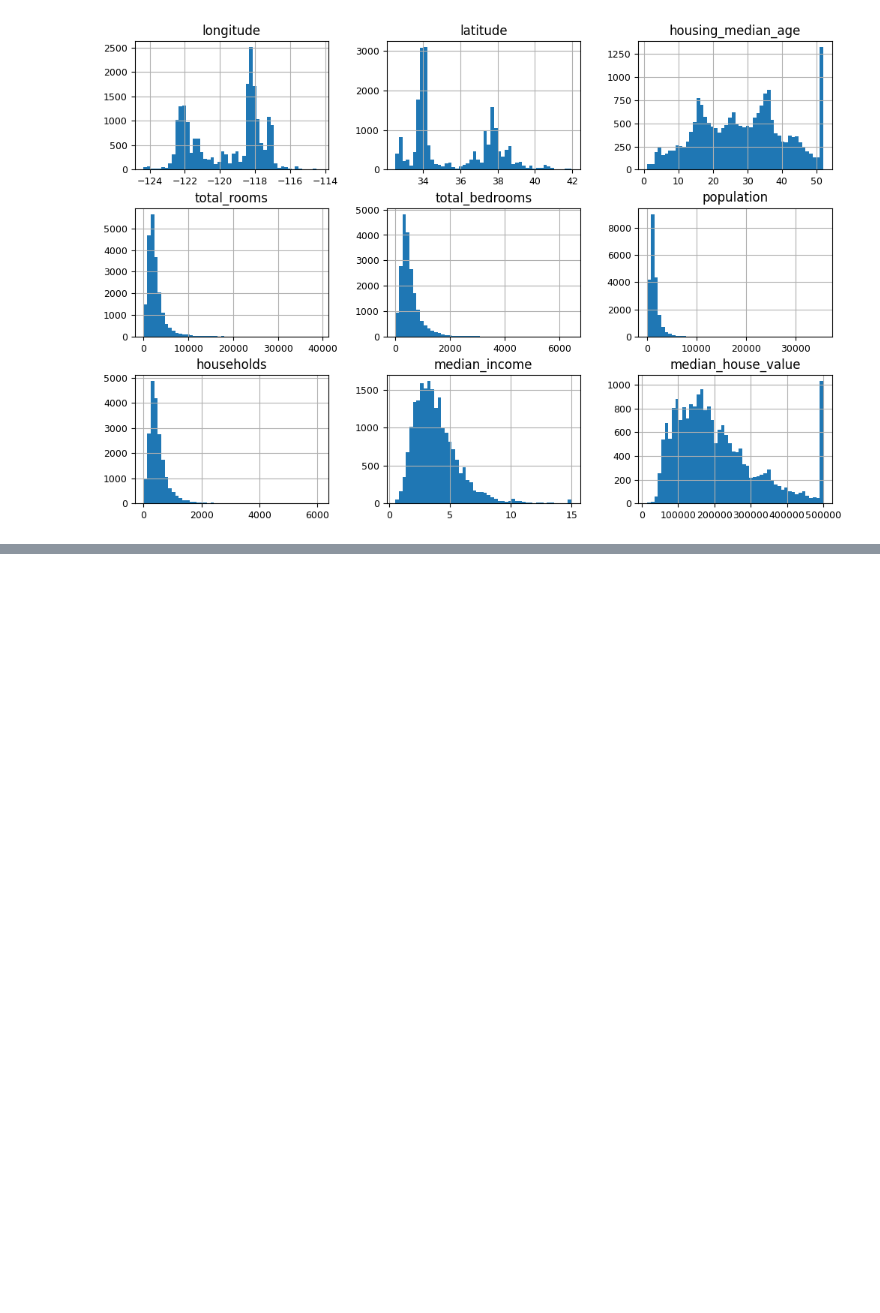
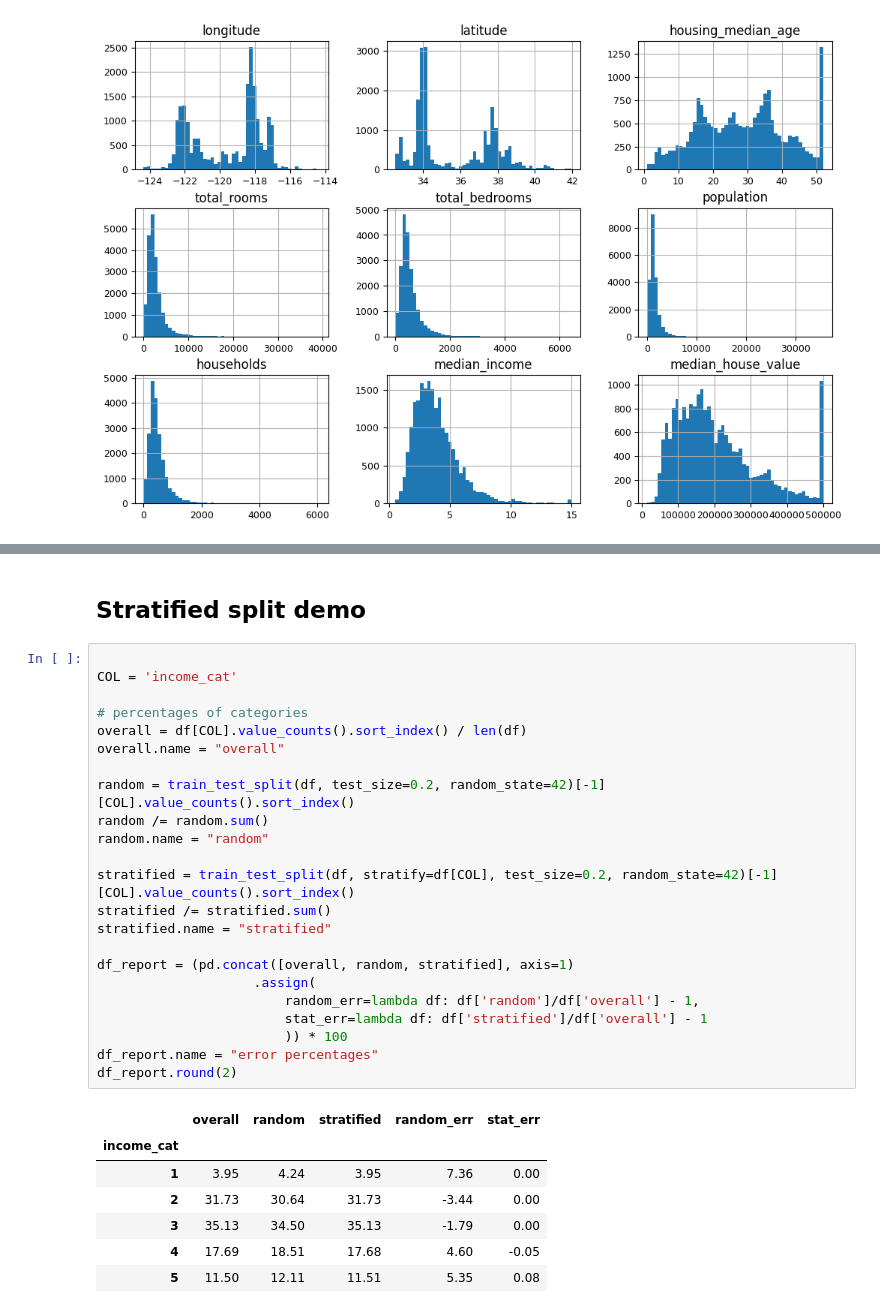
Before and after one commit to leztien/portfolio-project-linear-regression-for-price-prediction, a Jupyter notebook: exploratory_data_analysis.ipynb, the cells around one changed output, grey strips where cells are left out. Saved outputs shown, nothing was run; the diff lists cells and outputs as text; blank space fills up the shorter version.

```diff
--- a/exploratory_data_analysis.ipynb
+++ b/exploratory_data_analysis.ipynb
@@ -80,0 +160,33 @@ df.hist(bins=50, figsize=(12, 8));
+# %% [markdown]
+## Stratified split demo
+# %%
+
+COL = 'income_cat'
+
+# percentages of categories
+overall = df[COL].value_counts().sort_index() / len(df)
+overall.name = "overall"
+
+random = train_test_split(df, test_size=0.2, random_state=42)[-1][COL].value_counts().sort_index()
+random /= random.sum()
+random.name = "random"
+
+stratified = train_test_split(df, stratify=df[COL], test_size=0.2, random_state=42)[-1][COL].value_counts().sort_index()
+stratified /= stratified.sum()
+stratified.name = "stratified"
+
+df_report = (pd.concat([overall, random, stratified], axis=1)
+                    .assign(
+                        random_err=lambda df: df['random']/df['overall'] - 1,
+                        stat_err=lambda df: df['stratified']/df['overall'] - 1
+                        )) * 100
+df_report.name = "error percentages"
+df_report.round(2)
+# %% [output]
+|  | overall | random | stratified | random_err | stat_err |
+| income_cat |  |  |  |  |  |
+| 1 | 3.95 | 4.24 | 3.95 | 7.36 | 0.00 |
+| 2 | 31.73 | 30.64 | 31.73 | -3.44 | 0.00 |
+| 3 | 35.13 | 34.50 | 35.13 | -1.79 | 0.00 |
+| 4 | 17.69 | 18.51 | 17.68 | 4.60 | -0.05 |
+| 5 | 11.50 | 12.11 | 11.51 | 5.35 | 0.08 |
```
Also changed, not shown: parts of 12 cells of this notebook.
